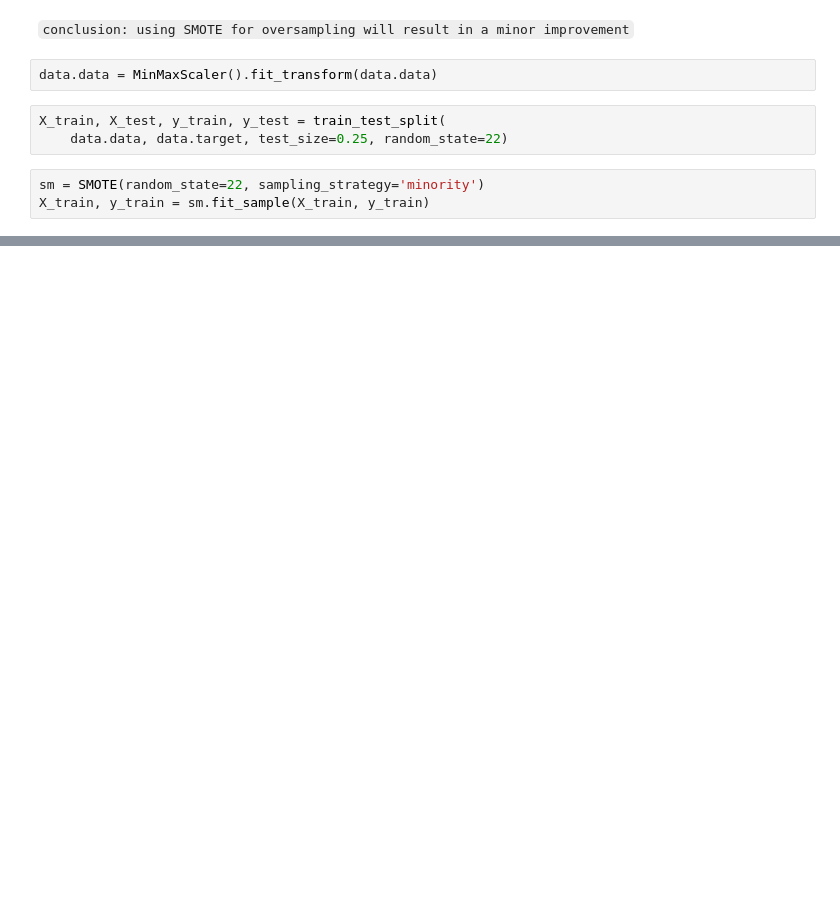
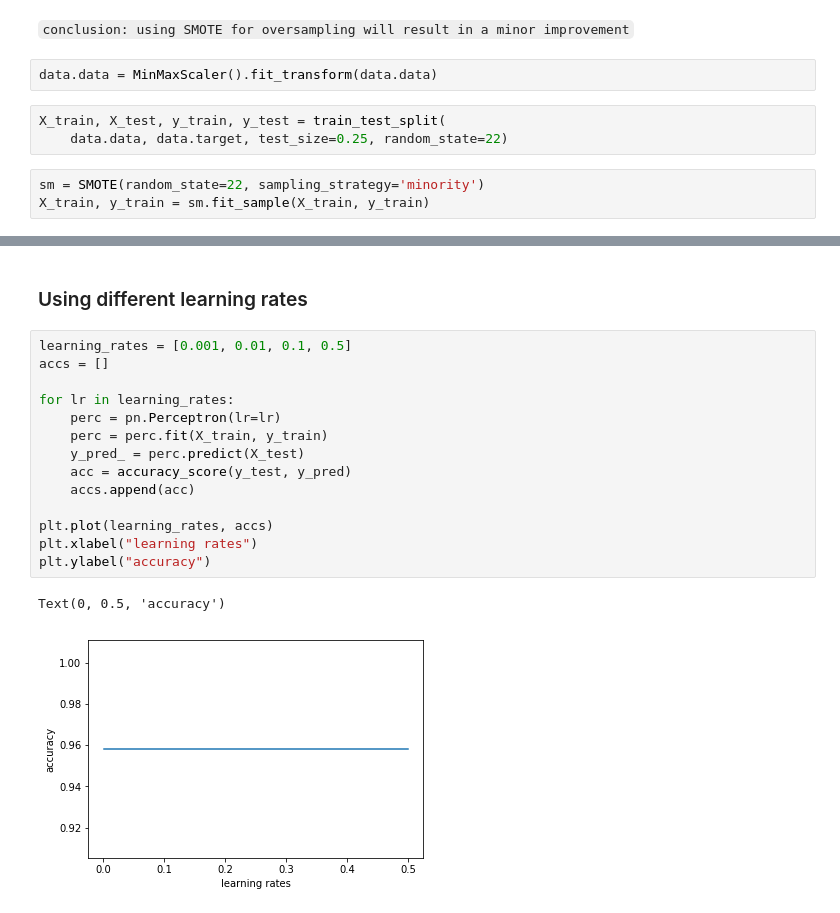
Before and after one commit to mmheydari97/datamining-spring, a Jupyter notebook: HW4/01_Perceptron.ipynb, the cells around one changed output, grey strips where cells are left out. Drawn from its saved outputs; the diff is of its cells as text; blank space fills up the shorter version.

```diff
--- a/HW4/01_Perceptron.ipynb
+++ b/HW4/01_Perceptron.ipynb
@@ -72,0 +145,19 @@ X_train, y_train = sm.fit_sample(X_train, y_train)
+# %% [markdown]
+### Using different learning rates
+# %%
+learning_rates = [0.001, 0.01, 0.1, 0.5]
+accs = []
+
+for lr in learning_rates:
+    perc = pn.Perceptron(lr=lr)
+    perc = perc.fit(X_train, y_train)
+    y_pred_ = perc.predict(X_test)
+    acc = accuracy_score(y_test, y_pred)
+    accs.append(acc)
+
+plt.plot(learning_rates, accs)
+plt.xlabel("learning rates")
+plt.ylabel("accuracy")
+# %% [output]
+Text(0, 0.5, 'accuracy')
+[figure, added]
```
Also changed, not shown: parts of 14 cells of this notebook.
